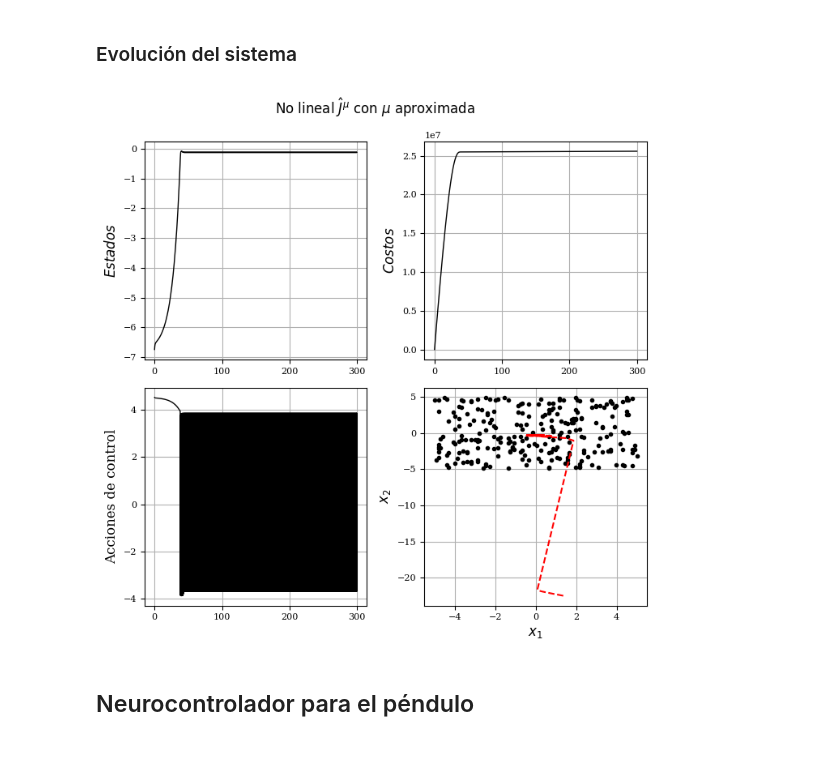
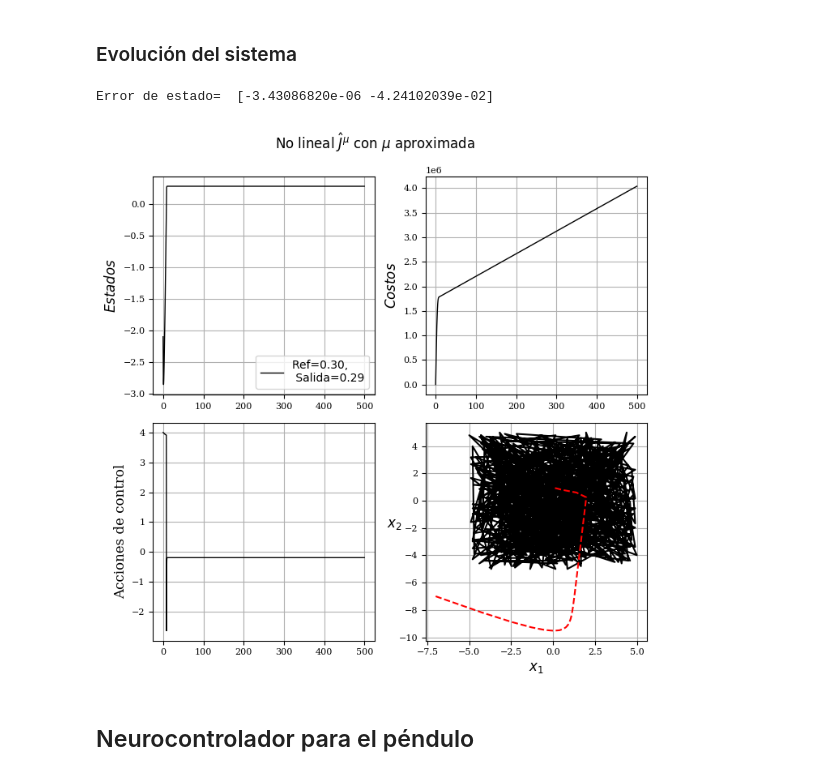
Before and after one commit to Julianpucheta/OptimalControl, a Jupyter notebook: Approximated_Policy/Ejemplos_Control_Extrapolacion.ipynb, the cells around one changed output. Saved outputs shown, nothing was run; the diff lists cells and outputs as text; code cells hidden in the pictures.

Commit message:
Neurocontrollers. Optimal control-based for driving nonlinear constrained processes.

```diff
--- a/Approximated_Policy/Ejemplos_Control_Extrapolacion.ipynb
+++ b/Approximated_Policy/Ejemplos_Control_Extrapolacion.ipynb
@@ -852,7 +857,7 @@ C=[0, 3]
 # %%
 def indice_g( x, accion):
-  xd=np.array([0,.3333])
-  err=xd-x
+  # xd=np.array([0,.3333])
+  err=x #Regulador a cero
   Q=np.diag([1., 1000.]) ; tita2=1e-6; umin=0; umax=2.;pon=0.
   if accion > umax:
     pon=np.abs(accion -umax)
@@ -1181,55 +1191,73 @@ plt.show()
 # %% [markdown]
 ### Evolución del sistema
 # %%
-etapas1=1500
+etapas1=2500
 u_opt_tab=np.zeros(etapas1)
 costo_tab=np.zeros(etapas1)
 y_s=np.zeros(etapas1)
 x_s=np.zeros((2,etapas1))
 t_t=np.zeros(etapas1)
-Jc=0;iq=25
-x_1 = 1*M_est[0, iq]
-x_2 = -5*M_est[1, iq]
-xy =np.array([x_1,x_2])
+Jc=0;iq=12
+x_1 = M_est[0, iq]
+x_2 = M_est[1, iq]
+x_1,x_2=-7.,-7.
+xy =np.array([x_1,x_2]); ve=0.; KI=1e-3
+# Valores de referencia no nula sólo para x_2
+xref =np.array([0.,1.]);ref=Mat_C@xref
 for k in range( etapas1):
   y_s[k]=Mat_C@xy
+  e1=Mat_C@xy-ref
+  ve=ve+e1
   x_s[:,k]=xy
-  entrada = np.array([xy])
-  u = Max_Ya*mlp_a.predict(entrada)[0]
+  entrada = np.array([xy-xref])
+  u = Max_Ya*mlp_a.predict(entrada)[0] + KI*ve
+  # u = ley_control(xy-xref, W1a, W2a)[0]+KI*ve1
   u_opt_tab[k] = u
   xj = mod2ve(t_etapa, xy.reshape(-1, 1), u)
   xy=xj.flatten()
   t_t[k]=k*t_etapa
   costo_tab[k] = Jc
   Jc += indice_g( xy, u) # plt.plot(y_s)
+print('Error de estado= ', xy-xref)
+  # e1=xy[0]-ref1
+  # ve1=ve1+e1 #Acumula error, PI en TD
+  # y_s[k]=Mat_C@xy
+  # x_s[:,k]=xy
+  # # entrada = np.array([xy])
+  # # u = Max_Ya*mlp_a.predict(entrada)[0]
+  # # entrada = np.append(xy, 1)
+  # u = ley_control(xy-xref, W1a, W2a)[0]+KI*ve1
+# %% [output]
+Error de estado=  [-3.43086820e-06 -4.24102039e-02]
 # %%
 # Gráficos
 with plt.style.context('ieee'):
 # with plt.style.context('science'):
 # with plt.style.context('dark_background'):
 # with plt.style.context('seaborn-v0_8-pastel'):
 # with plt.style.context('seaborn-v0_8-poster'):
   fig, axs = plt.subplots(2,2,figsize=(7,7), dpi= 100)
 fig.suptitle(r'No lineal $\hat{J}^{\mu}$ con $\mu$ aproximada')
-axs[0,0].plot(t_t, y_s.T, linewidth =1.0)
+axs[0,0].plot(t_t, y_s.T, linewidth =1.0, label=f'Ref={ref:.2f}, \n Salida={y_s[-1]:.2f}')
 axs[0,0].grid( True )
 axs[0,0].set_ylabel(r'$Estados$',rotation=90, fontsize=12)
+axs[0,0].legend()
 axs[0,1].plot(t_t, costo_tab, linewidth =1.0)
 axs[0,1].set_ylabel(r'$Costos$',rotation=90, fontsize=12)
 axs[0,1].grid( True )
 axs[1,0].plot(t_t, u_opt_tab, linewidth =1.0)
 axs[1,0].set_ylabel(r'Acciones de control',rotation=90, fontsize=12)
 axs[1,0].grid( True )
 # axs[1,1].semilogy(evoluc, '.-')
-axs[1,1].plot(M_est[0,:], M_est[1,:], '.')
+axs[1,1].plot(M_est[0,:], M_est[1,:], markersize=.00001,  marker='.')
 axs[1,1].plot(x_s[0,:], x_s[1,:])
-axs[1,1].set_ylabel(r'$x_2$',rotation=90, fontsize=12)
+axs[1,1].set_ylabel(r'$x_2$',rotation=0, fontsize=12)
 axs[1,1].set_xlabel(r'$x_1$',rotation=0, fontsize=12)
 axs[1,1].grid( True )
 plt.tight_layout()
 plt.show()
 # %% [output]
-[figure, old version]
+[figure, new version]
 # %% [markdown]
 ## Neurocontrolador para el péndulo
 # %% [markdown]
```
Also changed, not shown: parts of 16 cells of this notebook.
